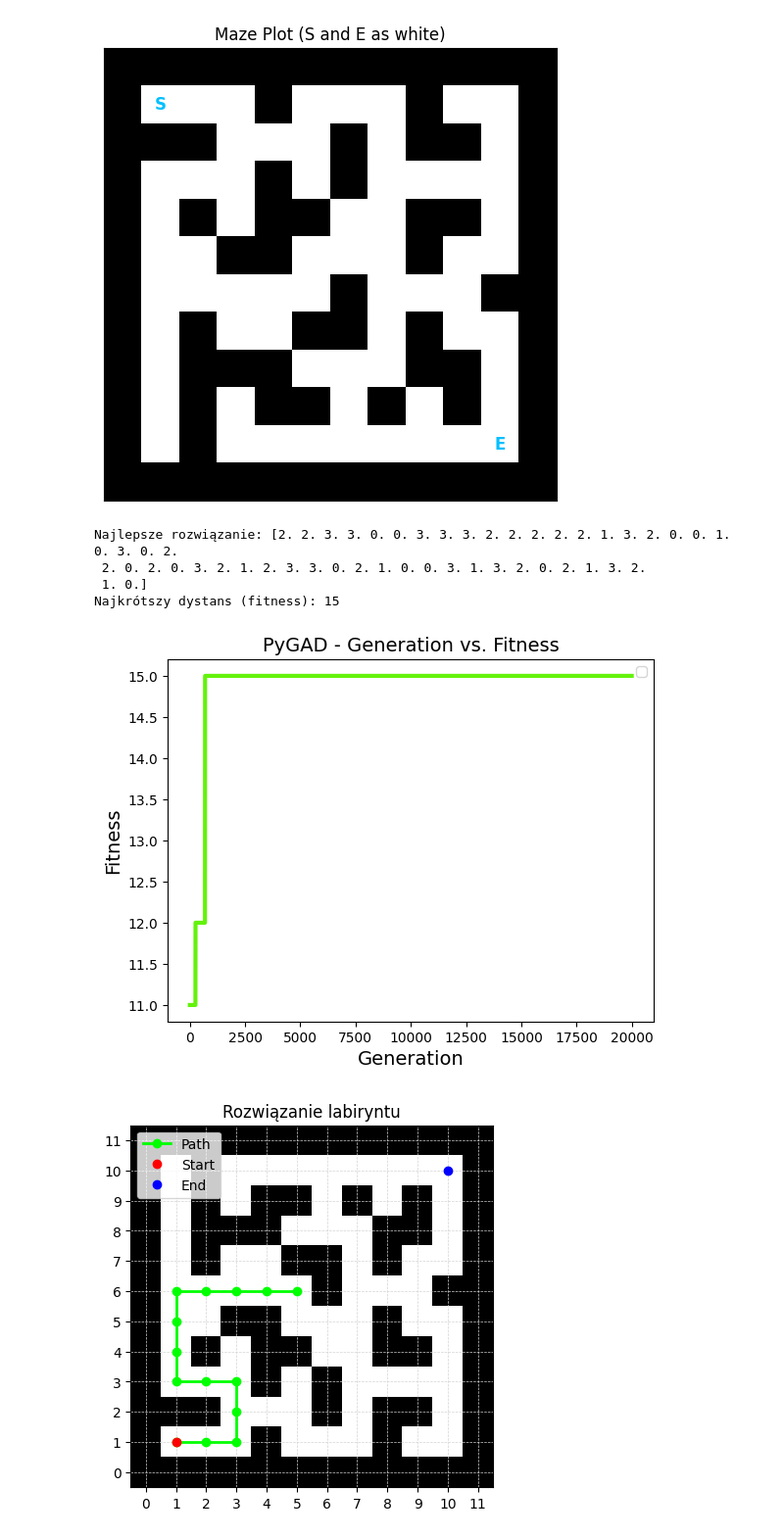
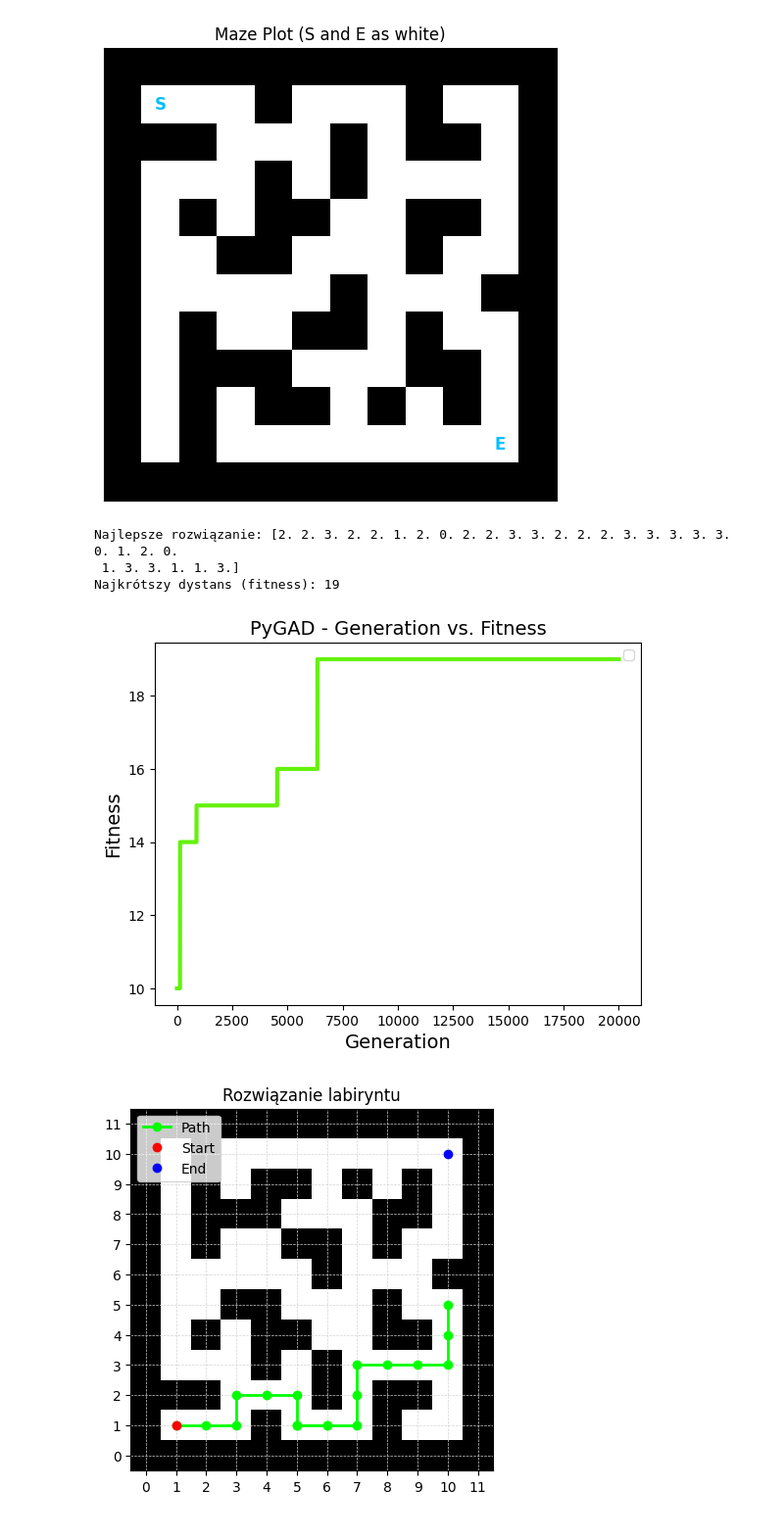
Before and after one commit to julnac/int-obl, a Jupyter notebook: lab06/zad3.ipynb, the cells around one changed output. Shown at 98% size. Drawn from its saved outputs; the diff is of its cells as text; code cells hidden in the pictures.

```diff
--- a/lab06/zad3.ipynb
+++ b/lab06/zad3.ipynb
@@ -65,14 +65,11 @@ def visualize_solution_path(maze, solution, start, end):
         else:
             continue
 
-        if 0 <= new_x < len(maze[0]) and 0 <= new_y < len(maze):
-            if maze[new_y][new_x] == 1:
-                x, y = new_x, new_y
-                path.append((x, y))
-            else:
-                break  # Wpadł w ścianę
+        if maze[new_y][new_x] == 1:
+            x, y = new_x, new_y
+            path.append((x, y))
         else:
-            break  # Wyszedł poza labirynt
+            break  # Wpadł w ścianę
 
     # Tworzymy obrazek labiryntu
     maze_array = np.array(maze)
@@ -121,40 +118,39 @@ def fitness_func(ga_instance, solution, solution_idx):
     distance = manhattan_distance((x,y), end)
     max_dist = len(maze) + len(maze[0])
     fitness = max_dist - distance
     return fitness
 
 gene_space = [d.value for d in Direction]
 
 ga_instance = pygad.GA(
     gene_space=gene_space,
     num_generations=20000,
-    num_parents_mating=10,
+    num_parents_mating=30,
     fitness_func=fitness_func,
-    sol_per_pop=30,
-    num_genes=50,
+    sol_per_pop=150,
+    num_genes=30,
     parent_selection_type="rank",
     keep_parents=2,
     crossover_type="single_point",
     mutation_type="random",
-    mutation_percent_genes=11
+    mutation_percent_genes=5
 )
 
 ga_instance.run()
 
 # Wyniki
 solution, solution_fitness, solution_idx = ga_instance.best_solution()
 print("Najlepsze rozwiązanie:", solution)
 print("Najkrótszy dystans (fitness):", solution_fitness)
 
 # Rysowanie wykresu
 ga_instance.plot_fitness()
 
 # Uruchomienie wizualizacji:
 visualize_solution_path(maze, solution, start, end)
 # %% [output]
-Najlepsze rozwiązanie: [2. 2. 3. 3. 0. 0. 3. 3. 3. 2. 2. 2. 2. 2. 1. 3. 2. 0. 0. 1. 0. 3. 0. 2.
- 2. 0. 2. 0. 3. 2. 1. 2. 3. 3. 0. 2. 1. 0. 0. 3. 1. 3. 2. 0. 2. 1. 3. 2.
- 1. 0.]
-Najkrótszy dystans (fitness): 15
+Najlepsze rozwiązanie: [2. 2. 3. 2. 2. 1. 2. 0. 2. 2. 3. 3. 2. 2. 2. 3. 3. 3. 3. 3. 0. 1. 2. 0.
+ 1. 3. 3. 1. 1. 3.]
+Najkrótszy dystans (fitness): 19
-[figure, old version]
+[figure, new version]
-[figure, old version]
+[figure, new version]
```
Also changed, not shown: parts of 1 cell of this notebook, 31 other files.
